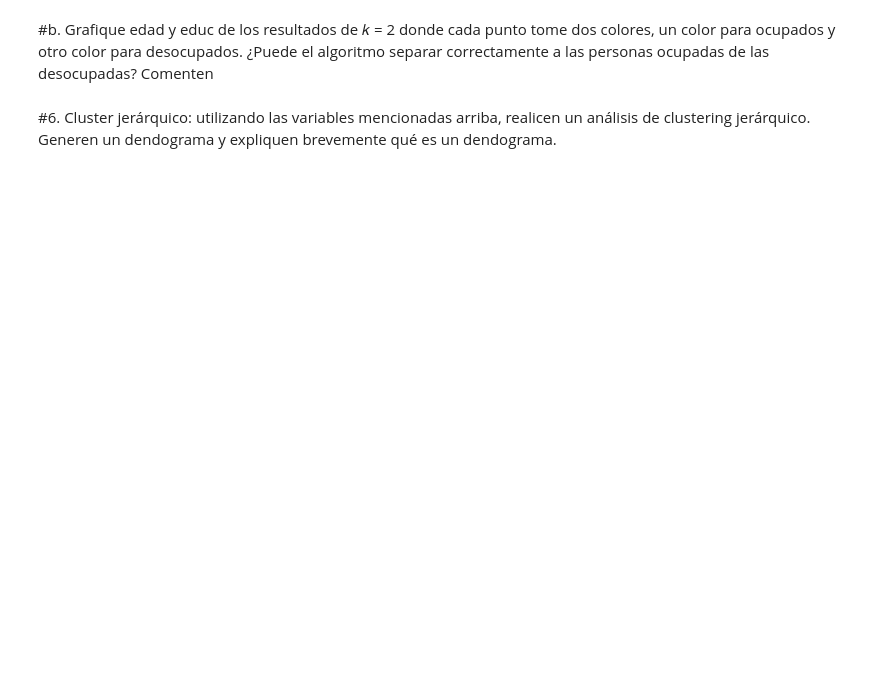
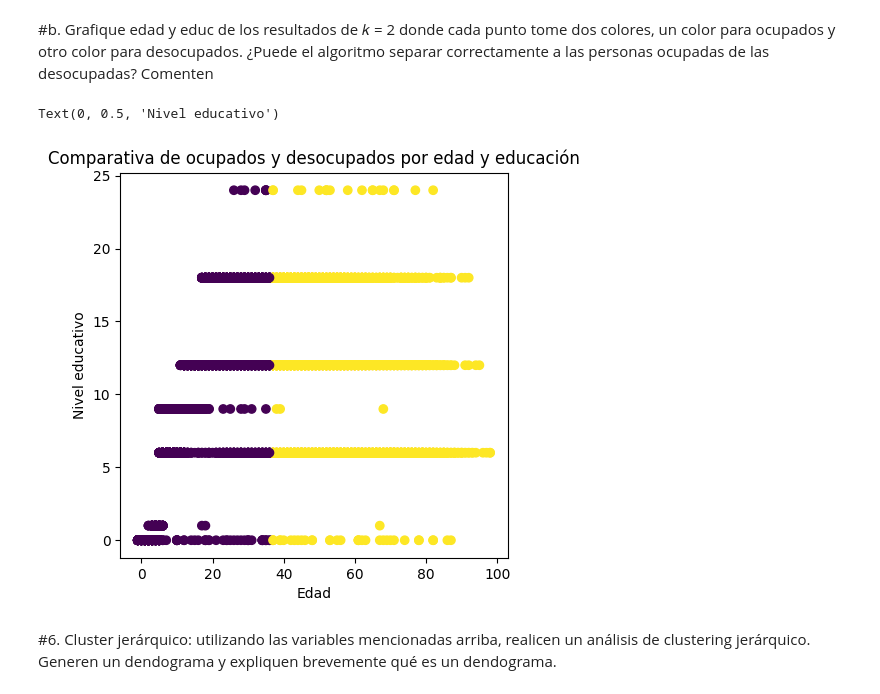
Before and after one commit to RoccoGabrielPimenta/BigDataUBA-Grupo22, a Jupyter notebook: TP 3/Big_Data_TP3_Grupo22.ipynb, the cells around one changed output. Saved outputs shown, nothing was run; the diff lists cells and outputs as text; code cells hidden in the pictures; blank space fills up the shorter version.

```diff
--- a/TP 3/Big_Data_TP3_Grupo22.ipynb
+++ b/TP 3/Big_Data_TP3_Grupo22.ipynb
@@ -126,0 +171,3 @@ edad2=df_info[df_info['ESTADO'].isin([1, 2])]
+# %%
+#Creo la variable que contiene la edad de los encuestados
+edad=ultimo_df[["CH06"]]
@@ -353,6 +449,19 @@ Grafique edad y educ de los resultados de 𝑘 = 2 donde cada
 punto tome dos colores, un color para ocupados y otro color para
 desocupados. ¿Puede el algoritmo separar correctamente a las
 personas ocupadas de las desocupadas? Comenten
+# %%
+X = np.column_stack((edad, educ))
+# %%
+kmeans2 = KMeans(n_clusters=2, random_state=10, init="random", n_init=20).fit(X)
+# %%
+fig, ax = plt.subplots(1, 1, figsize=(5,5))
+ax.scatter(X[:,0], X[:,1], c=kmeans2.labels_)
+ax.set_title("Comparativa de ocupados y desocupados por edad y educación")
+ax.set_xlabel("Edad")
+ax.set_ylabel("Nivel educativo")
+# %% [output]
+Text(0, 0.5, 'Nivel educativo')
+[figure, added]
 # %% [markdown]
 #6.
 Cluster jerárquico: utilizando las variables mencionadas arriba,
```
Also changed, not shown: parts of 30 cells of this notebook.
